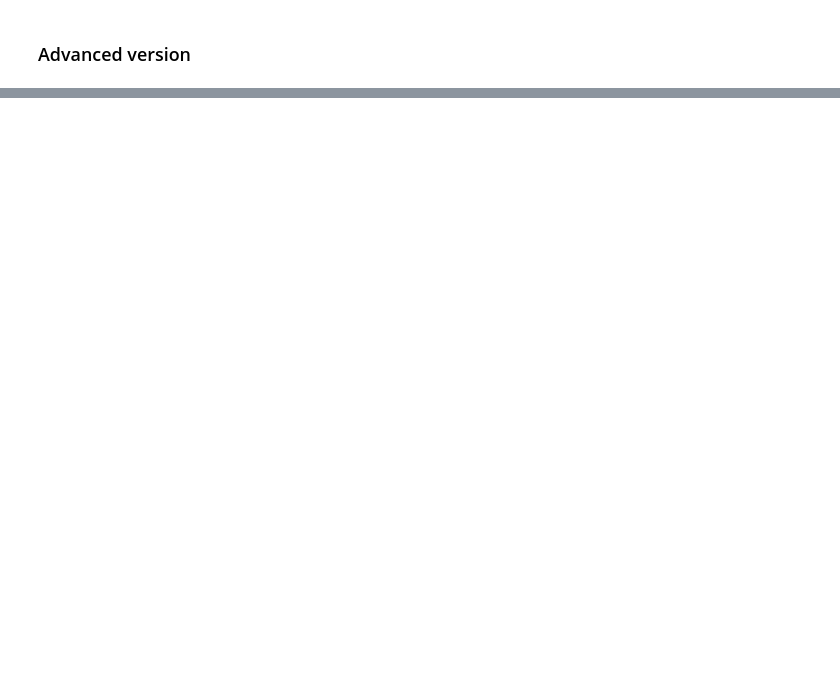
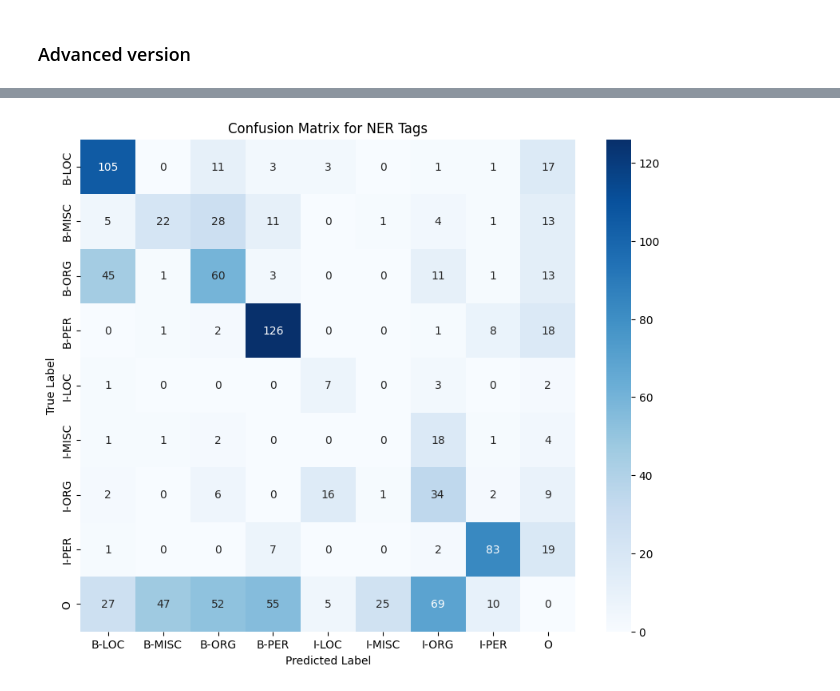
Before and after one commit to Lav-11/NER, a Jupyter notebook: NER.ipynb, the cells around one changed output, grey strips where cells are left out. Drawn from its saved outputs; the diff is of its cells as text; code cells hidden in the pictures; blank space fills up the shorter version.

```diff
--- a/NER.ipynb
+++ b/NER.ipynb
@@ -930,0 +1208,4 @@ evaluate_predictions("data/precision_enhanced_advanced_no_ex.csv")
+# %%
+generate_ner_confusion_matrix_from_csv("data_train_gemma/pos_guided_no_bio_info_class.csv")
+# %% [output]
+[figure, added]
```
Also changed, not shown: parts of 45 cells of this notebook, 12 other files.
